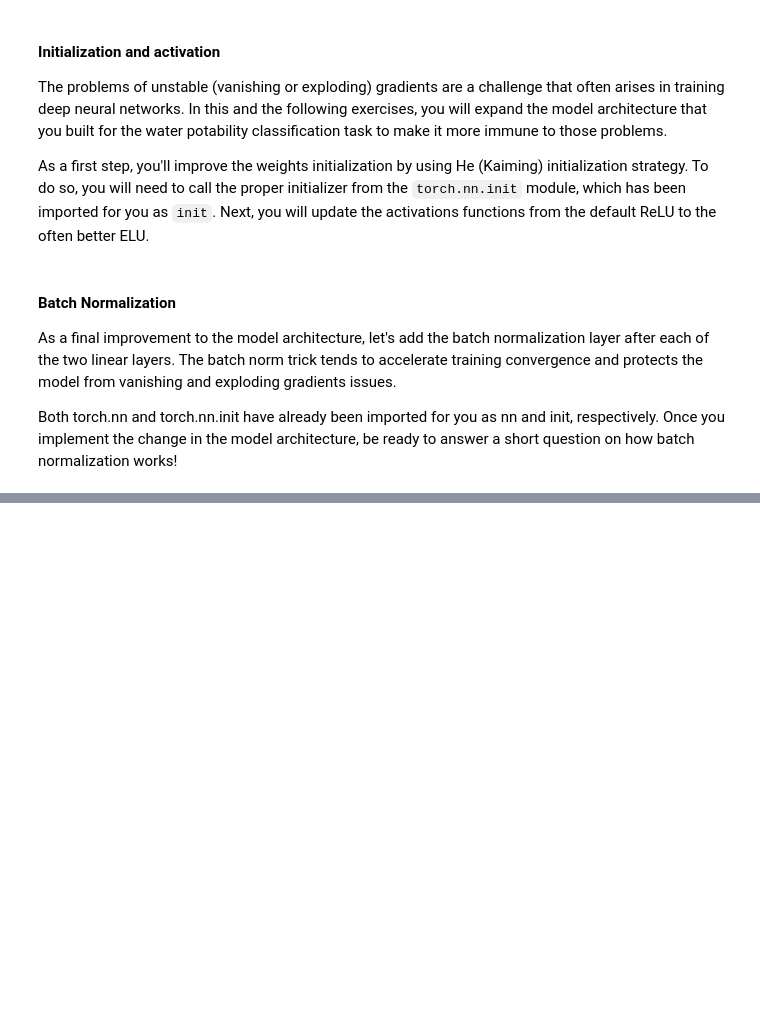
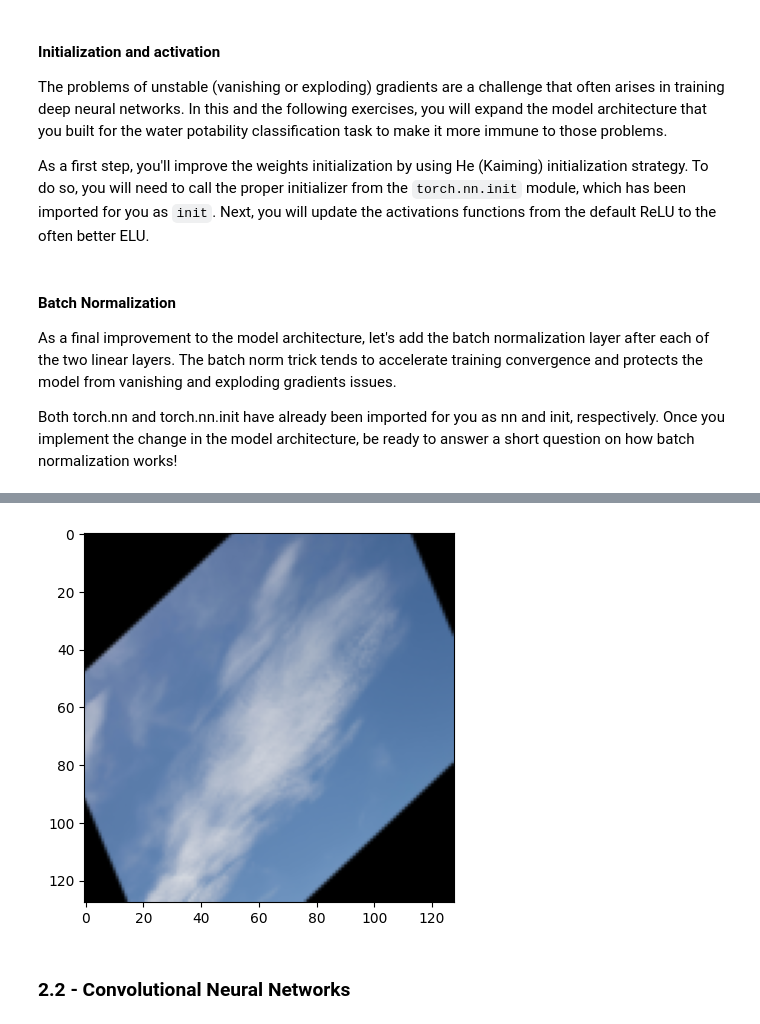
Before and after one commit to longtongster/pytorch, a Jupyter notebook: 02. Intermediate Deep Learning with PyTorch/Intermediate deep learning with pytorch.ipynb, the cells around one changed output, grey strips where cells are left out. Drawn from its saved outputs; the diff is of its cells as text; code cells hidden in the pictures; blank space fills up the shorter version.

```diff
--- a/02. Intermediate Deep Learning with PyTorch/Intermediate deep learning with pytorch.ipynb
+++ b/02. Intermediate Deep Learning with PyTorch/Intermediate deep learning with pytorch.ipynb
@@ -300,0 +417,30 @@ it is not include in the repository.
+# %%
+from torch.utils.data import DataLoader
+
+train_transforms = transforms.Compose([
+    # Add horizontal flip and rotation
+    transforms.RandomHorizontalFlip(),
+    transforms.RandomRotation(45),
+    transforms.ToTensor(),
+    transforms.Resize((128, 128)),
+])
+
+dataset_train = ImageFolder(
+  "cloud-type-classification2/train_data/",
+  transform=train_transforms,
+)
+
+dataloader_train = DataLoader(
+  dataset_train, shuffle=True, batch_size=1
+)
+
+image, label = next(iter(dataloader_train))
+# Reshape the image tensor
+image = image.squeeze().permute(1, 2, 0)
+# Display the image
+plt.imshow(image)
+plt.show()
+# %% [output]
+[figure, added]
+# %% [markdown]
+### 2.2 - Convolutional Neural Networks
```
Also changed, not shown: parts of 46 cells of this notebook, 4 other files.
